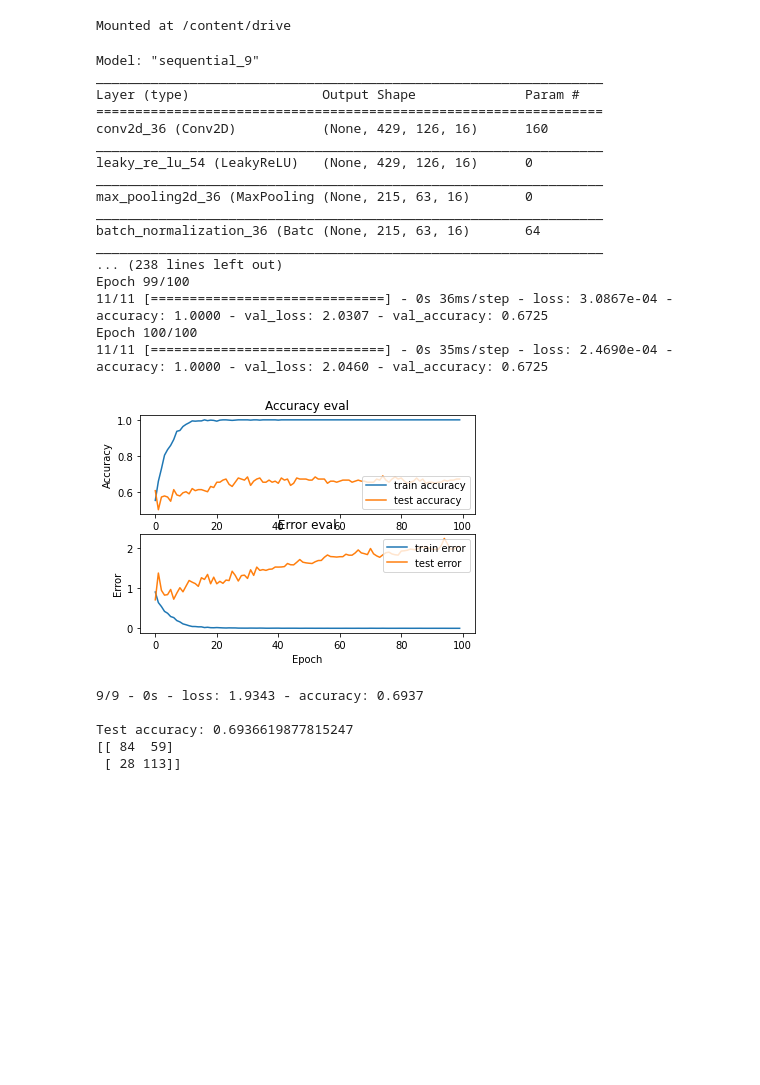
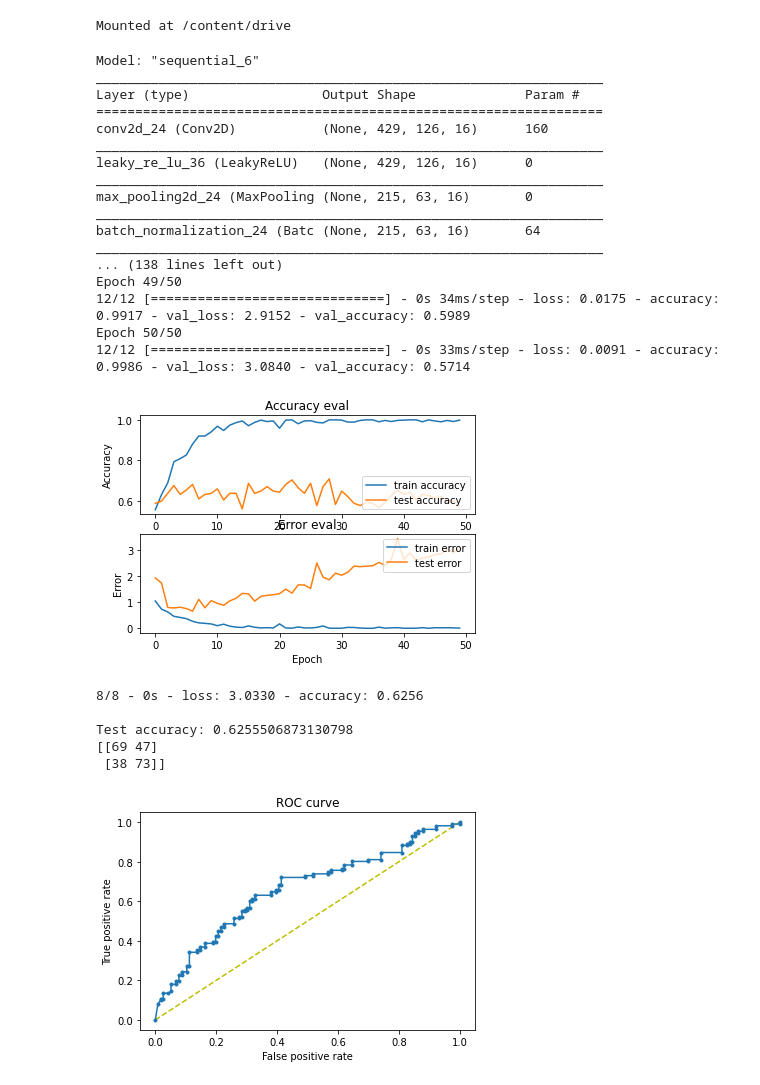
Before and after one commit to edward-h-81/bird_sound_detection, a Jupyter notebook: CNN_Colab/CNN_Bulbul.ipynb, the cells around one changed output. Saved outputs shown, nothing was run; the diff lists cells and outputs as text; code cells hidden in the pictures; blank space fills up the shorter version.

Commit message:
roc added, rmsprop optimiser

```diff
--- a/CNN_Colab/CNN_Bulbul.ipynb
+++ b/CNN_Colab/CNN_Bulbul.ipynb
@@ -9,6 +9,7 @@ import json
 import numpy as np
 from sklearn.model_selection import train_test_split
 from sklearn.metrics import confusion_matrix
+from sklearn.metrics import roc_curve
 import tensorflow.keras as keras
 import matplotlib.pyplot as plt
 
@@ -172,14 +173,14 @@ def predict(model, X, y):
 if __name__ == "__main__":
 
     # get train, validation, test splits
-    X_train, X_validation, X_test, y_train, y_validation, y_test = prepare_datasets(0.25, 0.2)
+    X_train, X_validation, X_test, y_train, y_validation, y_test = prepare_datasets(0.2, 0.2)
 
     # create network
     input_shape = (X_train.shape[1], X_train.shape[2], 1)
     model = build_model(input_shape)
 
     # compile model
-    optimiser = keras.optimizers.Adam(learning_rate=0.0005)
+    optimiser = keras.optimizers.RMSprop(learning_rate=0.0005)
     model.compile(optimizer=optimiser,
                   loss='binary_crossentropy',
                   metrics=['accuracy'])
@@ -187,53 +188,69 @@ if __name__ == "__main__":
     model.summary()
 
     # train model
-    history = model.fit(X_train, y_train, validation_data=(X_validation, y_validation), batch_size=64, epochs=100)
+    history = model.fit(X_train, y_train, validation_data=(X_validation, y_validation), batch_size=64, epochs=50)
 
     # plot accuracy/error for training and validation
     plot_history(history)
 
     # evaluate model on test set
     test_loss, test_acc = model.evaluate(X_test, y_test, verbose=2)
     print('\nTest accuracy:', test_acc)
 
     # confusion matrix
     my_threshold = 0.5
 
     y_pred = (model.predict(X_test)>= my_threshold).astype(int)
     cm = confusion_matrix(y_test, y_pred)
     print(cm)
 
+    # ROC
+    # print("X_test pre ravel: {}".format(X_test.shape))
+    y_preds = model.predict(X_test).ravel()
+    # print("X_test post ravel: {}".format(X_test.shape))
+
+    fpr, tpr, thresholds = roc_curve(y_test, y_preds)
+    # print("fpr: {}, tpr: {}".format(fpr, tpr))
+    plt.figure(1)
+    plt.plot([0, 1], [0, 1], 'y--')
+    plt.plot(fpr, tpr, marker='.')
+    plt.xlabel('False positive rate')
+    plt.ylabel('True positive rate')
+    plt.title('ROC curve')
+    plt.show
+
     # predict(model, X_test, y_test)
 
     # index = 0
     # # make prediction on a sample
     # while index < len(X_test):
     #     X = X_test[index]
     #     y = y_test[index]
     #     print("Sample: {}".format(index+1))
     #     predict(model, X, y)
     #     index += 1
 # %% [output]
-Model: "sequential_9"
+Model: "sequential_6"
 _________________________________________________________________
 Layer (type)                 Output Shape              Param #
 =================================================================
-conv2d_36 (Conv2D)           (None, 429, 126, 16)      160
+conv2d_24 (Conv2D)           (None, 429, 126, 16)      160
 _________________________________________________________________
-leaky_re_lu_54 (LeakyReLU)   (None, 429, 126, 16)      0
+leaky_re_lu_36 (LeakyReLU)   (None, 429, 126, 16)      0
 _________________________________________________________________
-max_pooling2d_36 (MaxPooling (None, 215, 63, 16)       0
+max_pooling2d_24 (MaxPooling (None, 215, 63, 16)       0
 _________________________________________________________________
-batch_normalization_36 (Batc (None, 215, 63, 16)       64
+batch_normalization_24 (Batc (None, 215, 63, 16)       64
 _________________________________________________________________
-... (238 lines left out)
-Epoch 99/100
-11/11 [==============================] - 0s 36ms/step - loss: 3.0867e-04 - accuracy: 1.0000 - val_loss: 2.0307 - val_accuracy: 0.6725
-Epoch 100/100
-11/11 [==============================] - 0s 35ms/step - loss: 2.4690e-04 - accuracy: 1.0000 - val_loss: 2.0460 - val_accuracy: 0.6725
+... (138 lines left out)
+Epoch 49/50
+12/12 [==============================] - 0s 34ms/step - loss: 0.0175 - accuracy: 0.9917 - val_loss: 2.9152 - val_accuracy: 0.5989
+Epoch 50/50
+12/12 [==============================] - 0s 33ms/step - loss: 0.0091 - accuracy: 0.9986 - val_loss: 3.0840 - val_accuracy: 0.5714
-[figure, old version]
+[figure, new version]
-9/9 - 0s - loss: 1.9343 - accuracy: 0.6937
+8/8 - 0s - loss: 3.0330 - accuracy: 0.6256
 
-Test accuracy: 0.6936619877815247
-[[ 84  59]
- [ 28 113]]
+Test accuracy: 0.6255506873130798
+[[69 47]
+ [38 73]]
+[figure, added]
```
